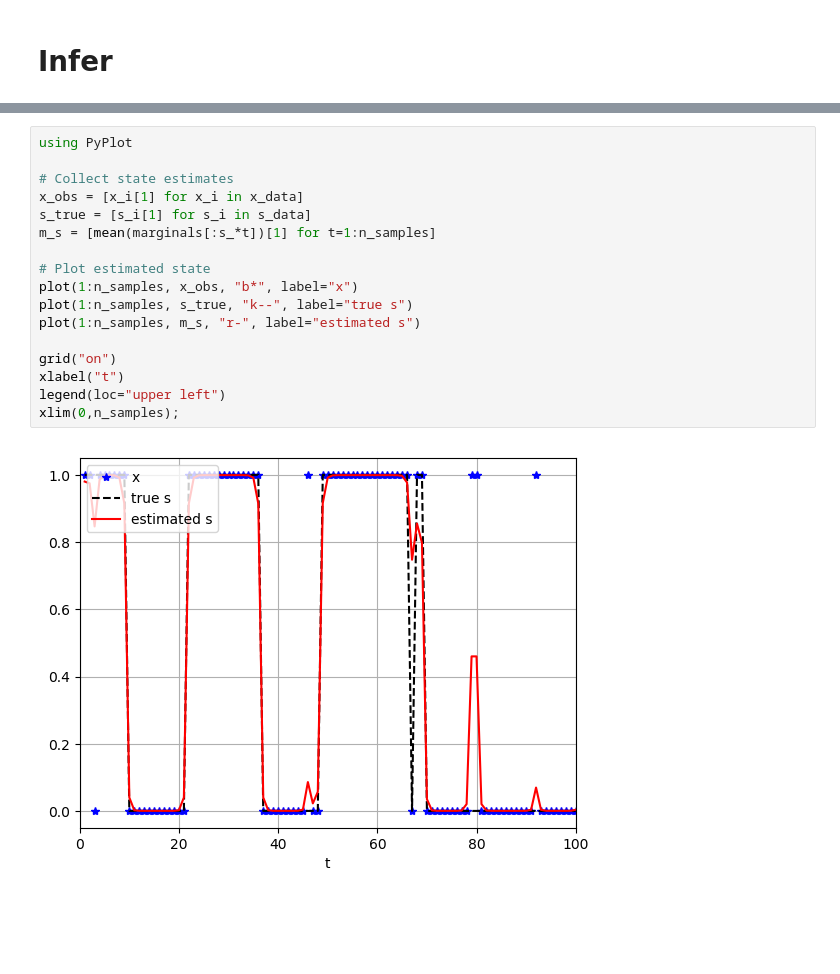
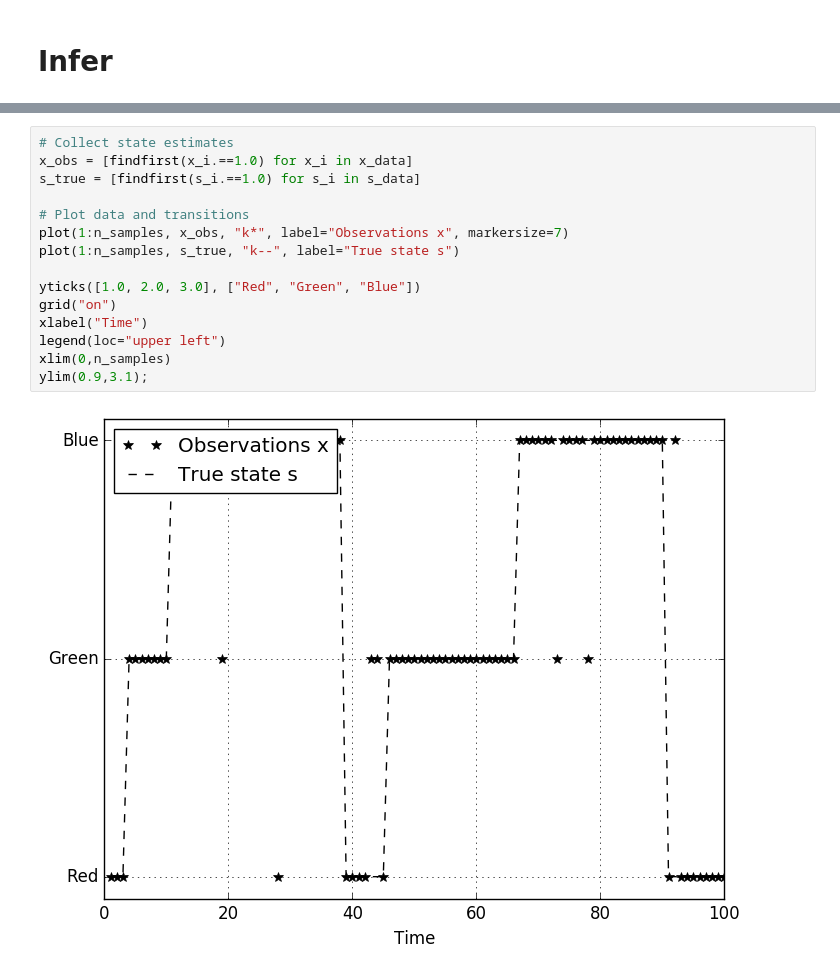
Before and after one commit to biaslab/ForneyLab.jl, a Jupyter notebook: demo/8_hidden_markov_model_estimation.ipynb, the cells around one changed output, grey strips where cells are left out. Saved outputs shown, nothing was run; the diff lists cells and outputs as text; blank space fills up the shorter version.

```diff
--- a/demo/8_hidden_markov_model_estimation.ipynb
+++ b/demo/8_hidden_markov_model_estimation.ipynb
@@ -95,19 +130,17 @@ end
 # %%
-using PyPlot
+# Collect state estimates
+x_obs = [findfirst(x_i.==1.0) for x_i in x_data]
+s_true = [findfirst(s_i.==1.0) for s_i in s_data]
 
-# Collect state estimates
-x_obs = [x_i[1] for x_i in x_data]
-s_true = [s_i[1] for s_i in s_data]
-m_s = [mean(marginals[:s_*t])[1] for t=1:n_samples]
+# Plot data and transitions
+plot(1:n_samples, x_obs, "k*", label="Observations x", markersize=7)
+plot(1:n_samples, s_true, "k--", label="True state s")
 
-# Plot estimated state
-plot(1:n_samples, x_obs, "b*", label="x")
-plot(1:n_samples, s_true, "k--", label="true s")
-plot(1:n_samples, m_s, "r-", label="estimated s")
-
+yticks([1.0, 2.0, 3.0], ["Red", "Green", "Blue"])
 grid("on")
-xlabel("t")
+xlabel("Time")
 legend(loc="upper left")
-xlim(0,n_samples);
+xlim(0,n_samples)
+ylim(0.9,3.1);
 # %% [output]
-[figure, old version]
+[figure, new version]
```
Also changed, not shown: parts of 15 cells of this notebook.
